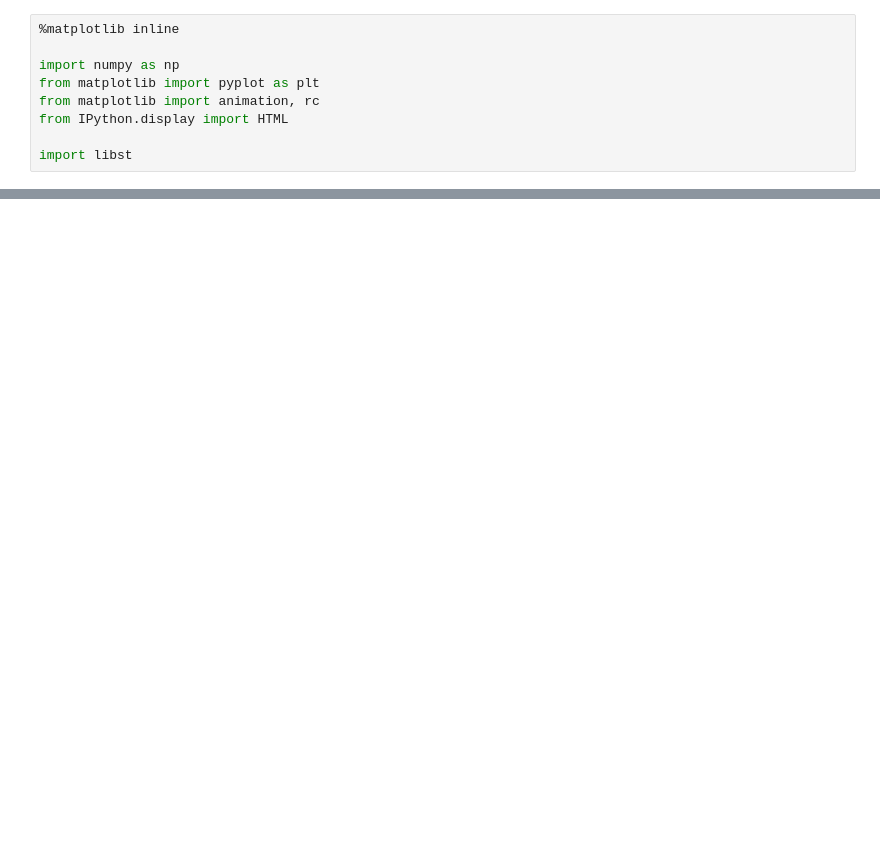
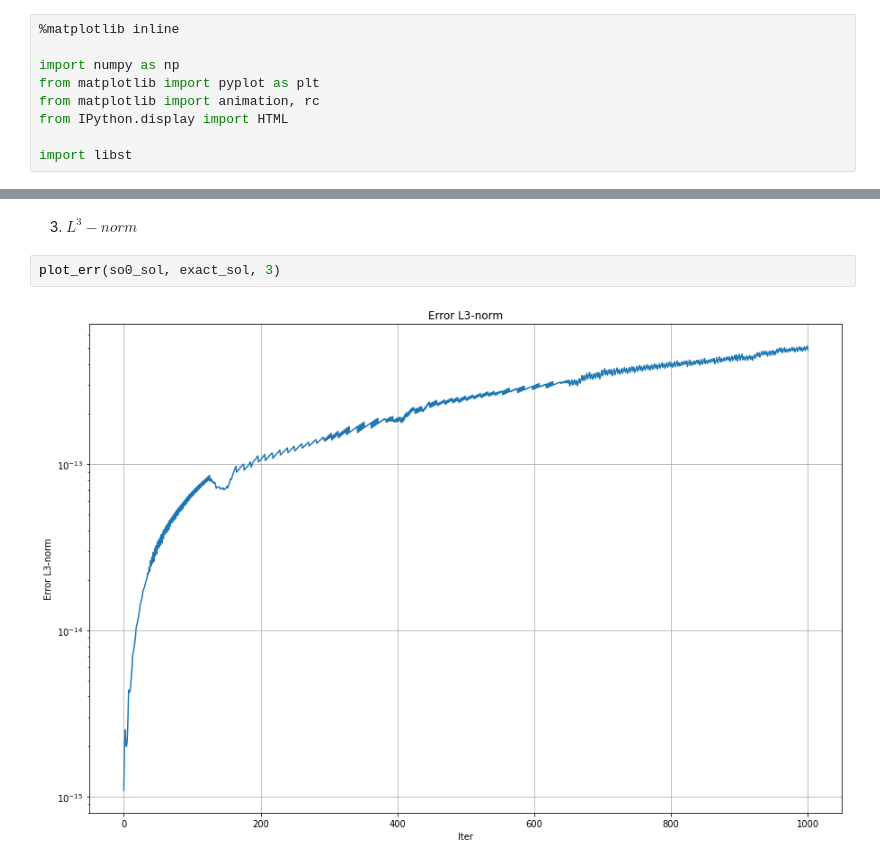
Before and after one commit to yungyuc/turgon, a Jupyter notebook: notebook/error_analysis.ipynb, the cells around one changed output, grey strips where cells are left out. Saved outputs shown, nothing was run; the diff lists cells and outputs as text; blank space fills up the shorter version.

```diff
--- a/notebook/error_analysis.ipynb
+++ b/notebook/error_analysis.ipynb
@@ -57,0 +73,6 @@ plt.plot(iterNum, error, '-')
+# %% [markdown]
+3. $L^3-norm$
+# %%
+plot_err(so0_sol, exact_sol, 3)
+# %% [output]
+[figure, added]
```
Also changed, not shown: parts of 9 cells of this notebook.
